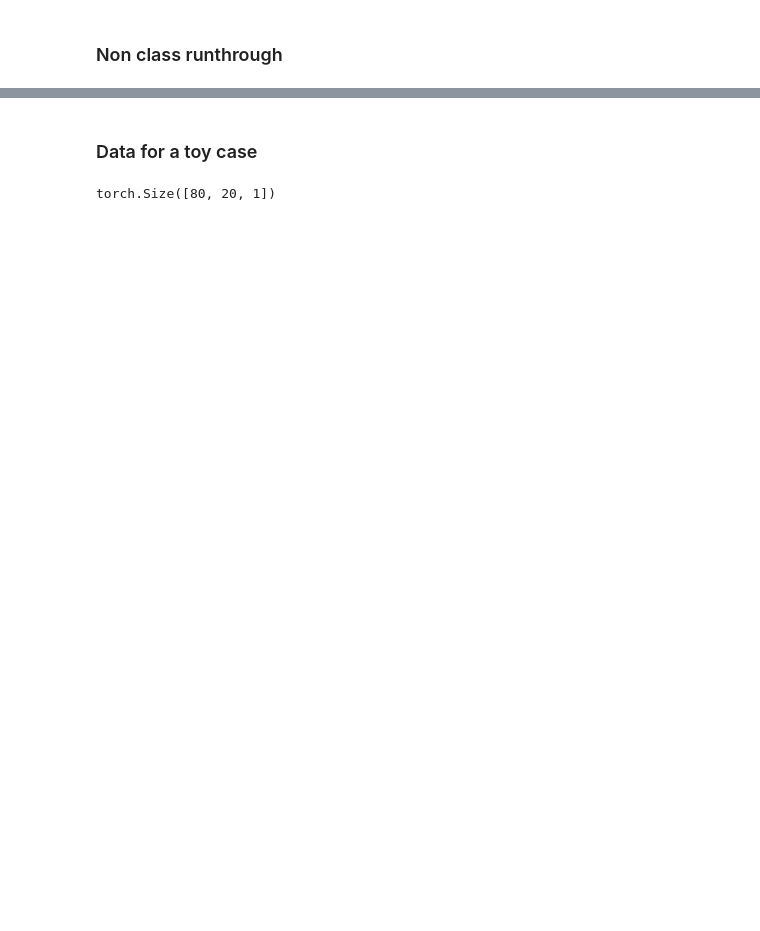
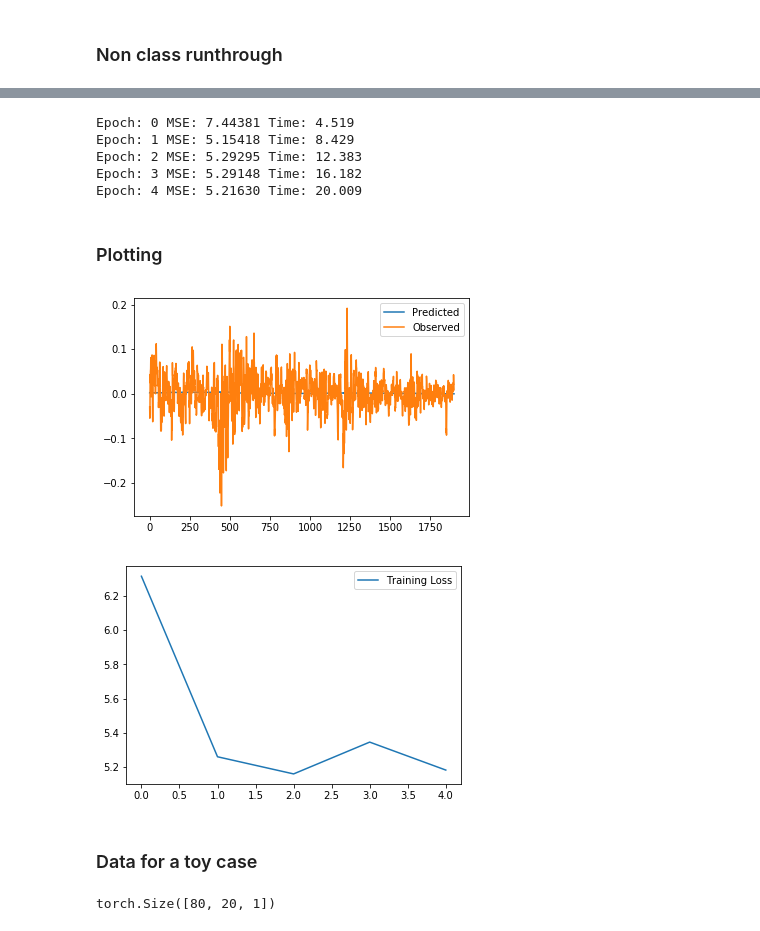
Before and after one commit to msc-acse/acse-9-independent-research-project-OliverJBoom, a Jupyter notebook: LSTM.ipynb, the cells around one changed output, grey strips where cells are left out. Cells and saved outputs as stored; diff of their text form; code cells hidden in the pictures; blank space fills up the shorter version.

```diff
--- a/LSTM.ipynb
+++ b/LSTM.ipynb
@@ -569,19 +597,3 @@ X_train = learning.X_train
 X_test = learning.X_test
 y_train = learning.y_train
 y_test = learning.y_test
-# %%
-batch_size = 50
-
-model_test = LSTM(num_features=11,
-             hidden_dim=64,
-             series_length = input_size,
-             batch_size=batch_size,
-             output_dim=1,
-             num_layers=2)
-
-# model_test = LSTM(num_features=11,
-#              hidden_dim=64,
-# #              series_length = input_size,
-#              batch_size=batch_size,
-#              output_dim=1,
-#              num_layers=2)
@@ -588,3 +628,67 @@ model_test = LSTM(num_features=11,
+# %%
+num_epochs = 5
+log = np.zeros(num_epochs)
+loss_fn = torch.nn.MSELoss(size_average=False)
+learning_rate = 1e-3
+optimiser = torch.optim.Adam(model_001.parameters(), learning_rate)
+
+observed_list = []
+start_time = time.time()
+
+for epoch in range(num_epochs):
+
+    pred_list = []
+
+    for batch_idx, (X_train_batch, y_train_batch) in enumerate(train_loader):
+
+        if epoch == 0: observed_list.append(y_train_batch)
+
+        # Zero out gradients
+        optimiser.zero_grad()
+
+        # Need to set seed here to make deterministic
+        set_seed(42)
+
+        # Forward pass
+        y_pred = model_001(X_train_batch)
+
+        # Loss Function
+        loss = loss_fn(y_pred, y_train_batch)
+        log[epoch] = loss.item()
+
+        # Backward pass
+        loss.backward()
+
+        # Update parameters
+        optimiser.step()
+
+        pred_list.append(y_pred)
+
+    if epoch % 1 == 0: print("Epoch: %i MSE: %.5f Time: %.3f" % (epoch, loss.item(), (time.time() - start_time)))
+# %% [output]
+Epoch: 0 MSE: 7.44381 Time: 4.519
+Epoch: 1 MSE: 5.15418 Time: 8.429
+Epoch: 2 MSE: 5.29295 Time: 12.383
+Epoch: 3 MSE: 5.29148 Time: 16.182
+Epoch: 4 MSE: 5.21630 Time: 20.009
+# %% [markdown]
+### Plotting
+# %%
+predicted = [single_pred for batch in pred_list for single_pred in batch.detach().numpy()]
+observed = [single_pred for batch in observed_list for single_pred in batch.detach().numpy()]
+# %%
+plt.plot(predicted, label="Predicted")
+plt.plot(observed, label="Observed")
+plt.legend()
+plt.show()
+
+plt.figure()
+plt.plot(log, label="Training Loss")
+plt.legend()
+plt.show()
+# %% [output]
+[figure, added]
+[figure, added]
 # %% [markdown]
 ### Data for a toy case
 # %%
```
Also changed, not shown: parts of 20 cells of this notebook, 2 other files.
